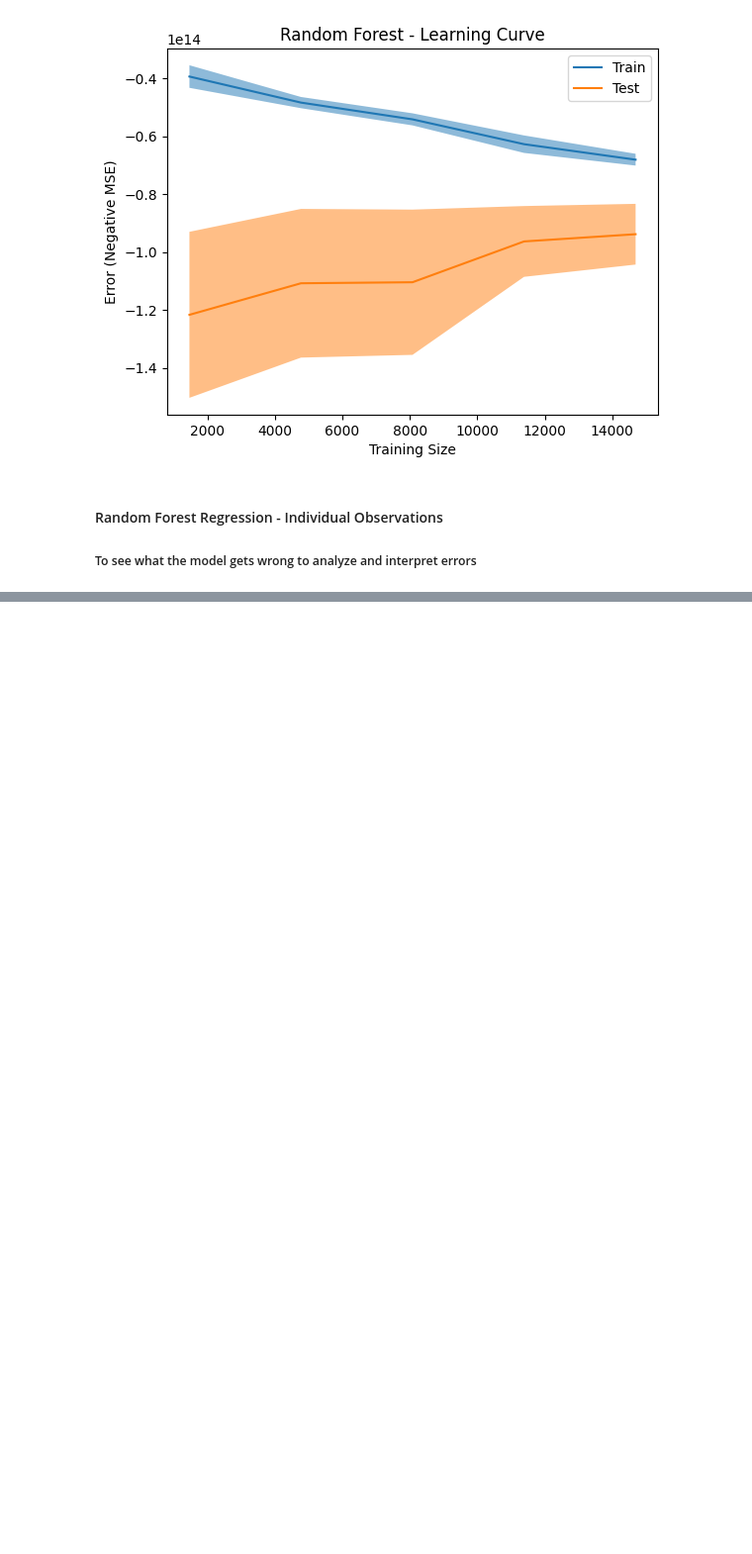
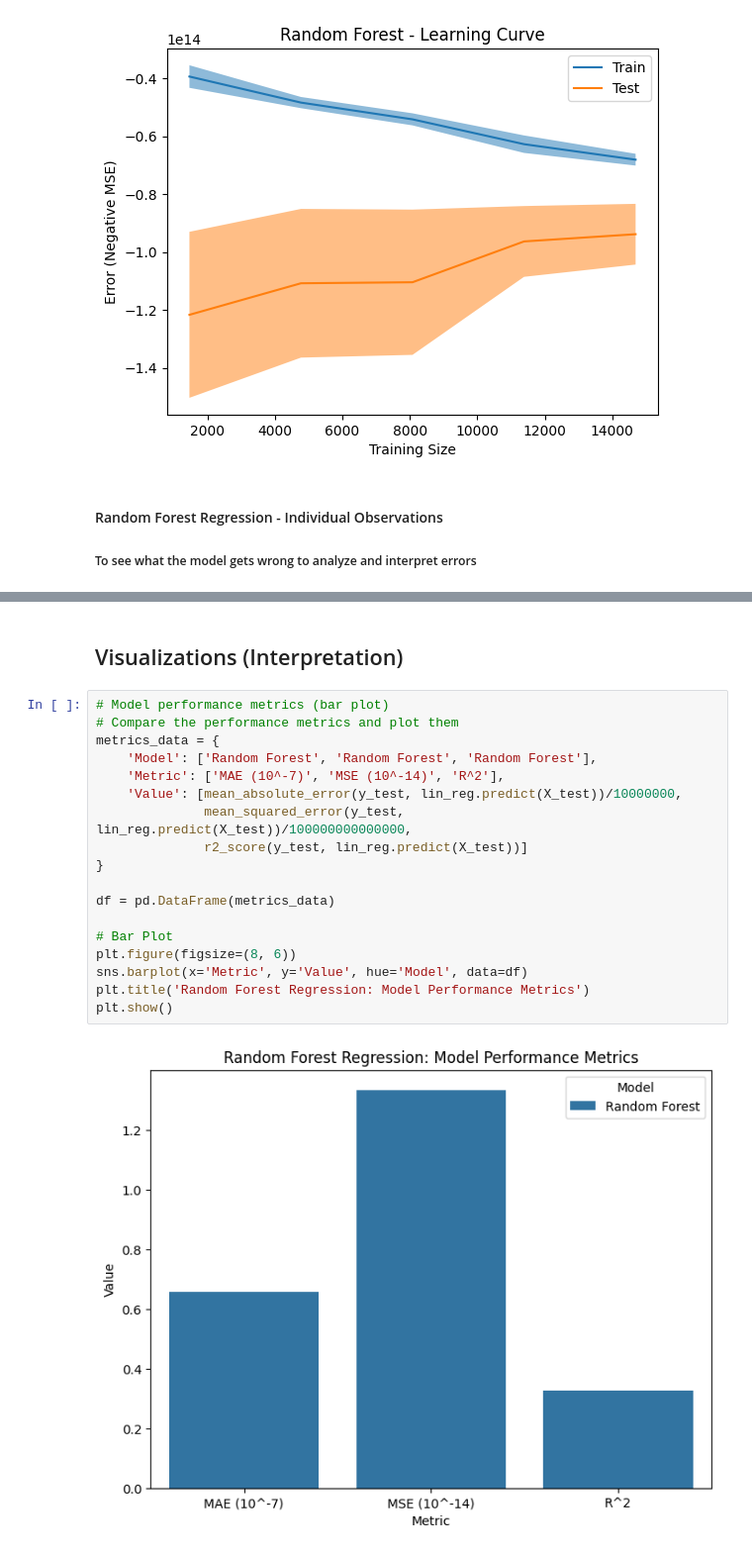
Before and after one commit to bryanchen24/Egyptian-Real-Estate-Pricing-Prediction, a Jupyter notebook: realestate_model.ipynb, the cells around one changed output, grey strips where cells are left out. Shown at 99% size. Drawn from its saved outputs; the diff is of its cells as text; blank space fills up the shorter version.

```diff
--- a/realestate_model.ipynb
+++ b/realestate_model.ipynb
@@ -638 +642,23 @@ print(df_model[df_model.index.isin(i)])
 18156 180000000.00     3  3229         4          3 37830960.00          1
+# %% [markdown]
+## Visualizations (Interpretation)
+# %%
+# Model performance metrics (bar plot)
+# Compare the performance metrics and plot them
+metrics_data = {
+    'Model': ['Random Forest', 'Random Forest', 'Random Forest'],
+    'Metric': ['MAE (10^-7)', 'MSE (10^-14)', 'R^2'],
+    'Value': [mean_absolute_error(y_test, lin_reg.predict(X_test))/10000000,
+              mean_squared_error(y_test, lin_reg.predict(X_test))/100000000000000,
+              r2_score(y_test, lin_reg.predict(X_test))]
+}
+
+df = pd.DataFrame(metrics_data)
+
+# Bar Plot
+plt.figure(figsize=(8, 6))
+sns.barplot(x='Metric', y='Value', hue='Model', data=df)
+plt.title('Random Forest Regression: Model Performance Metrics')
+plt.show()
+# %% [output]
+[figure, added]
```
Also changed, not shown: parts of 14 cells of this notebook.
